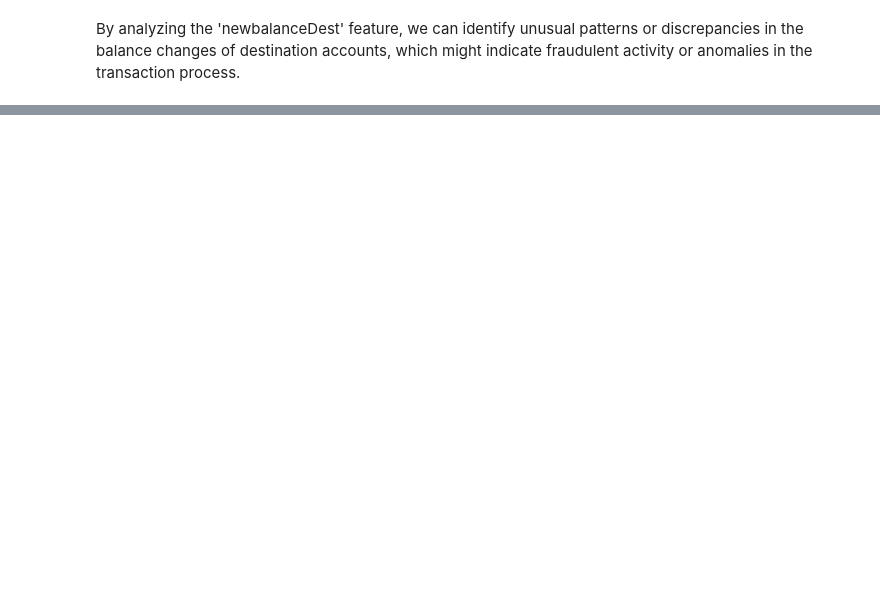
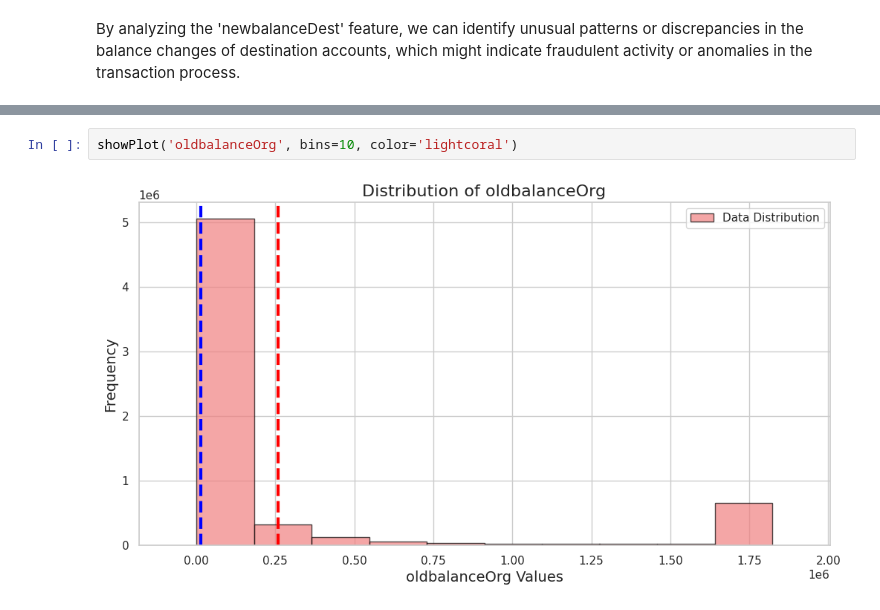
Before and after one commit to sergio11/online_payment_fraud, a Jupyter notebook: Online_Payment_Fraud_Detection.ipynb, the cells around one changed output, grey strips where cells are left out. Cells and saved outputs as stored; diff of their text form; blank space fills up the shorter version.

```diff
--- a/Online_Payment_Fraud_Detection.ipynb
+++ b/Online_Payment_Fraud_Detection.ipynb
@@ -363,0 +502,4 @@ By analyzing the 'newbalanceDest' feature, we can identify unusual patterns or d
+# %%
+showPlot('oldbalanceOrg', bins=10, color='lightcoral')
+# %% [output]
+[figure, added]
```
Also changed, not shown: parts of 94 cells of this notebook.
